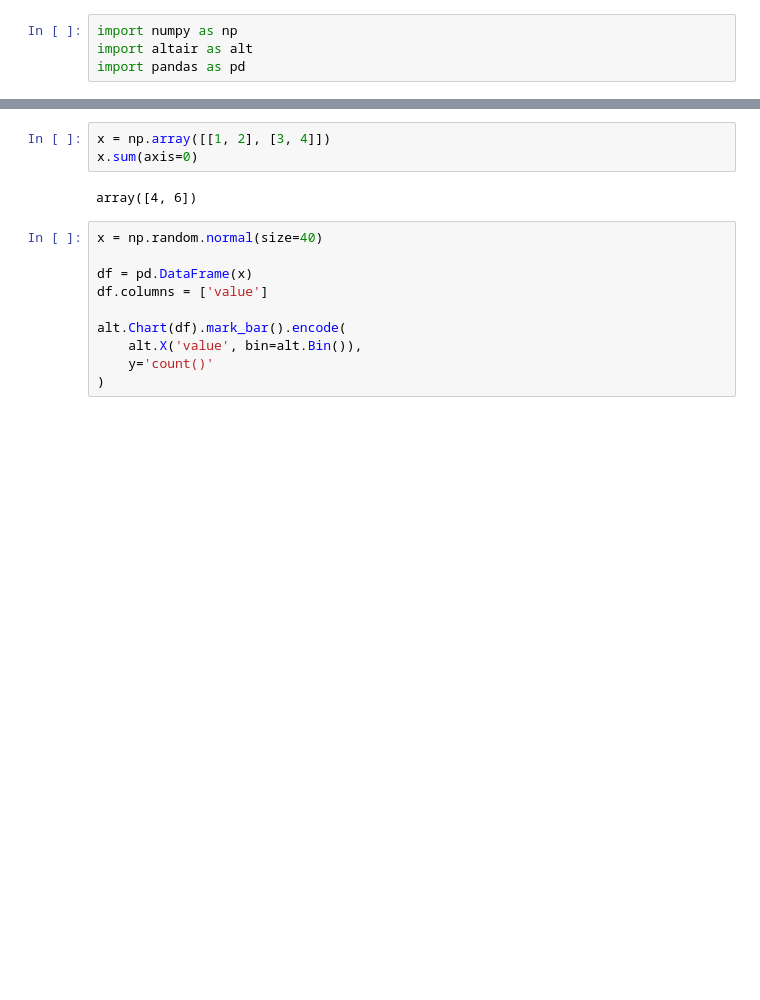
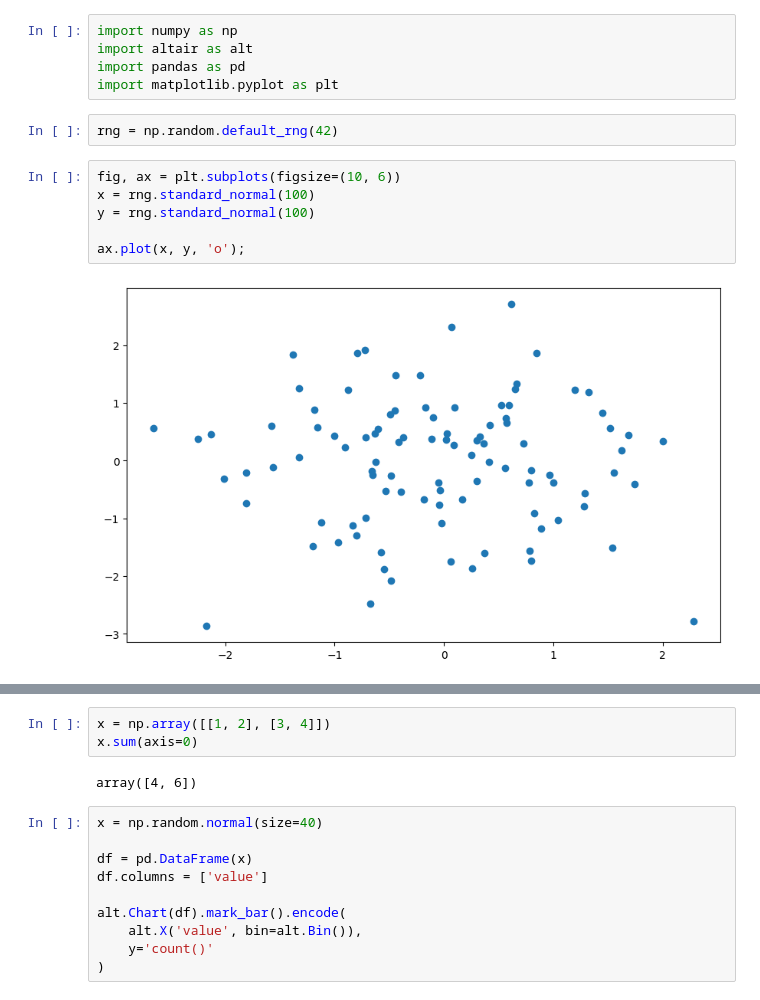
Before and after one commit to simon-a-schmitt/ISLP-Labs, a Jupyter notebook: Introduction.ipynb, the cells around one changed output, grey strips where cells are left out. Cells and saved outputs as stored; diff of their text form; blank space fills up the shorter version.

```diff
--- a/Introduction.ipynb
+++ b/Introduction.ipynb
@@ -2,3 +2,14 @@
 import numpy as np
 import altair as alt
 import pandas as pd
+import matplotlib.pyplot as plt
+# %%
+rng = np.random.default_rng(42)
+# %%
+fig, ax = plt.subplots(figsize=(10, 6))
+x = rng.standard_normal(100)
+y = rng.standard_normal(100)
+
+ax.plot(x, y, 'o');
+# %% [output]
+[figure, added]
```
Also changed, not shown: parts of 3 cells of this notebook, 1 other file.
